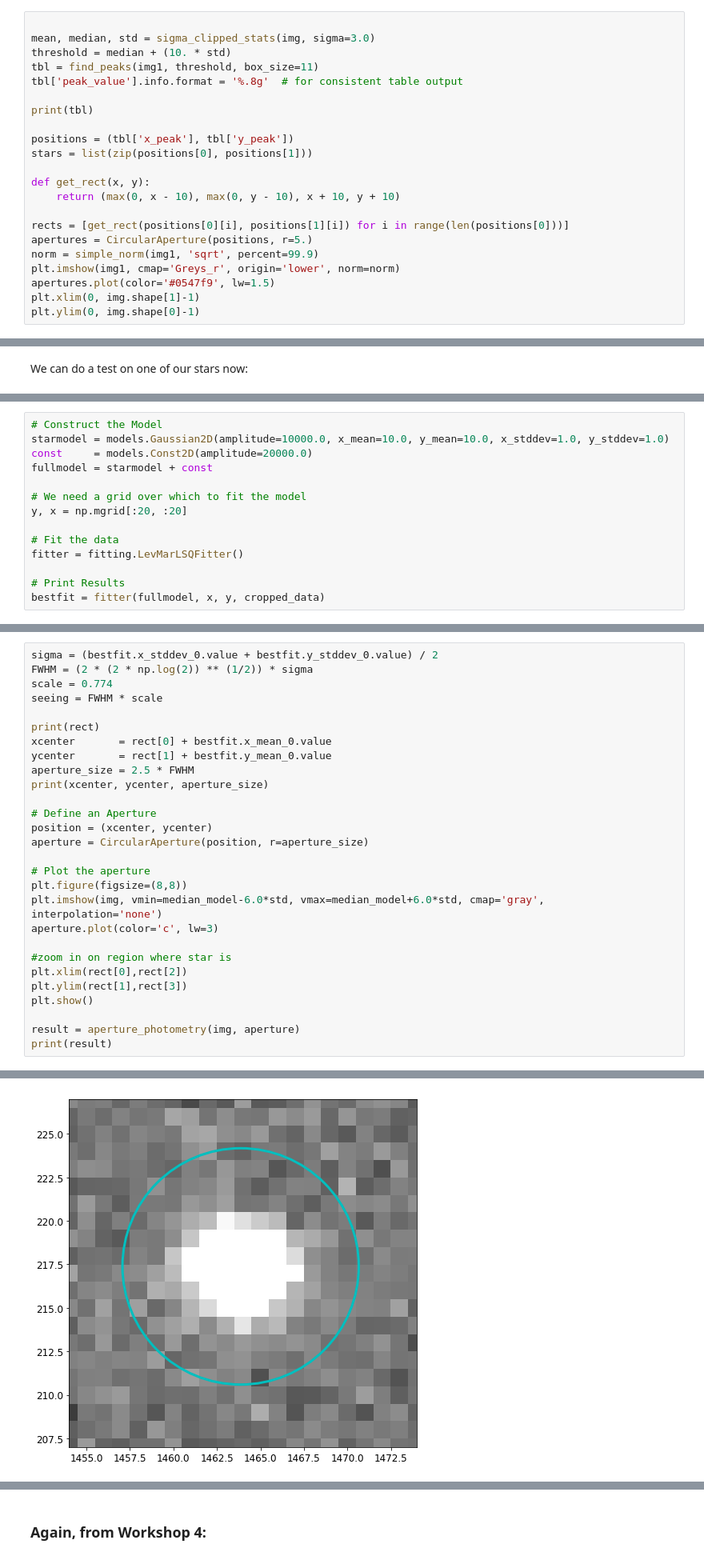
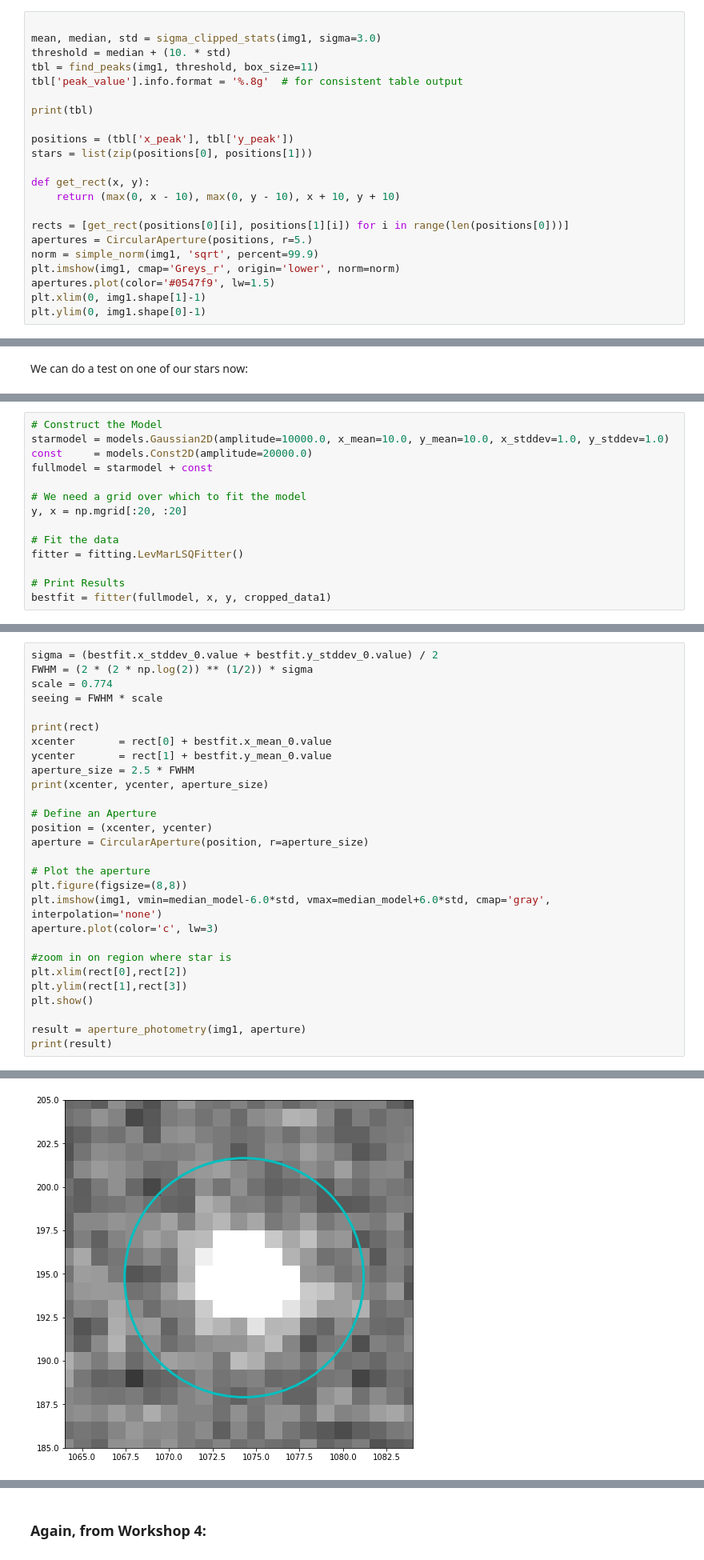
Before and after one commit to thyme4soup/A100HRDiagrams, a Jupyter notebook: HR Diagram Derivation.ipynb, the cells around one changed output, grey strips where cells are left out. Shown at 80% size. Cells and saved outputs as stored; diff of their text form.

```diff
--- a/HR Diagram Derivation.ipynb
+++ b/HR Diagram Derivation.ipynb
@@ -108,6 +100,6 @@ Length = 629 rows
 # %%
 
-mean, median, std = sigma_clipped_stats(img, sigma=3.0)
+mean, median, std = sigma_clipped_stats(img1, sigma=3.0)
 threshold = median + (10. * std)
 tbl = find_peaks(img1, threshold, box_size=11)
 tbl['peak_value'].info.format = '%.8g'  # for consistent table output
@@ -125,8 +117,8 @@ apertures = CircularAperture(positions, r=5.)
 norm = simple_norm(img1, 'sqrt', percent=99.9)
 plt.imshow(img1, cmap='Greys_r', origin='lower', norm=norm)
 apertures.plot(color='#0547f9', lw=1.5)
-plt.xlim(0, img.shape[1]-1)
-plt.ylim(0, img.shape[0]-1)
+plt.xlim(0, img1.shape[1]-1)
+plt.ylim(0, img1.shape[0]-1)
 # %% [output]
 x_peak y_peak peak_value
 ------ ------ ----------
@@ -189,7 +181,7 @@ y, x = np.mgrid[:20, :20]
 fitter = fitting.LevMarLSQFitter()
 
 # Print Results
-bestfit = fitter(fullmodel, x, y, cropped_data)
+bestfit = fitter(fullmodel, x, y, cropped_data1)
 # %%
 # Evaluate the best model
 resulting_model = bestfit(x,y)
@@ -220,7 +212,7 @@ aperture = CircularAperture(position, r=aperture_size)
 
 # Plot the aperture
 plt.figure(figsize=(8,8))
-plt.imshow(img, vmin=median_model-6.0*std, vmax=median_model+6.0*std, cmap='gray', interpolation='none')
+plt.imshow(img1, vmin=median_model-6.0*std, vmax=median_model+6.0*std, cmap='gray', interpolation='none')
 aperture.plot(color='c', lw=3)
 
 #zoom in on region where star is
@@ -228,6 +220,6 @@ plt.xlim(rect[0],rect[2])
 plt.ylim(rect[1],rect[3])
 plt.show()
 
-result = aperture_photometry(img, aperture)
+result = aperture_photometry(img1, aperture)
 print(result)
 # %% [output]
@@ -236,3 +228,3 @@ print(result)
-[figure, old version]
+[figure, new version]
  id      xcenter            ycenter          aperture_sum
            pix                pix
```
Also changed, not shown: parts of 34 cells of this notebook.
